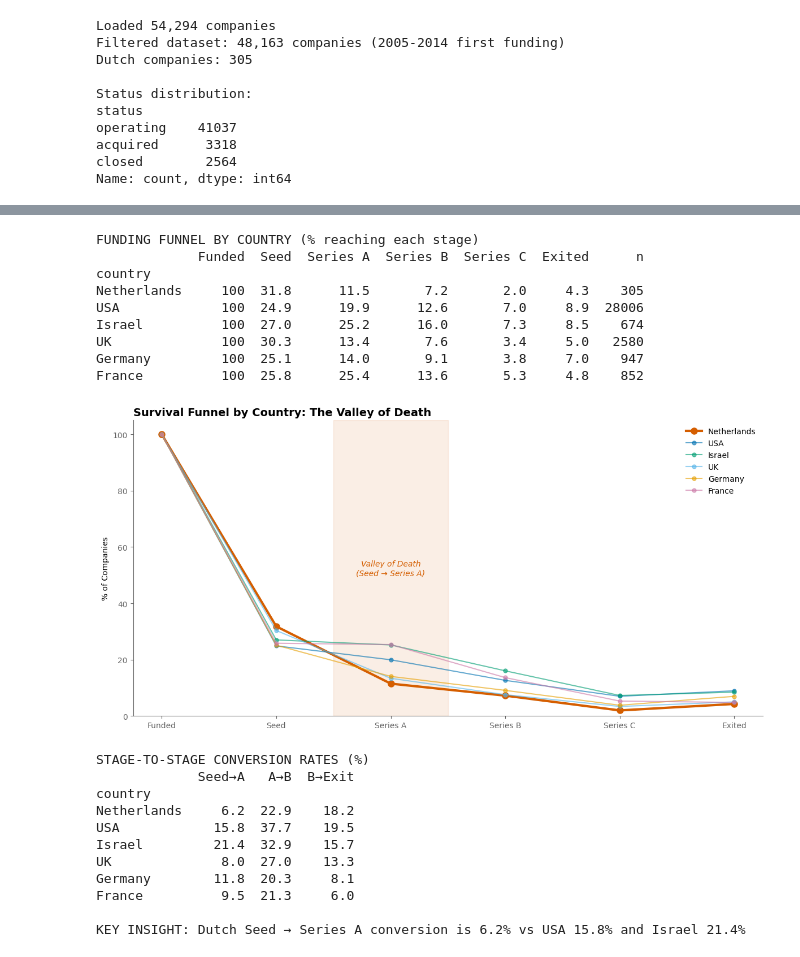
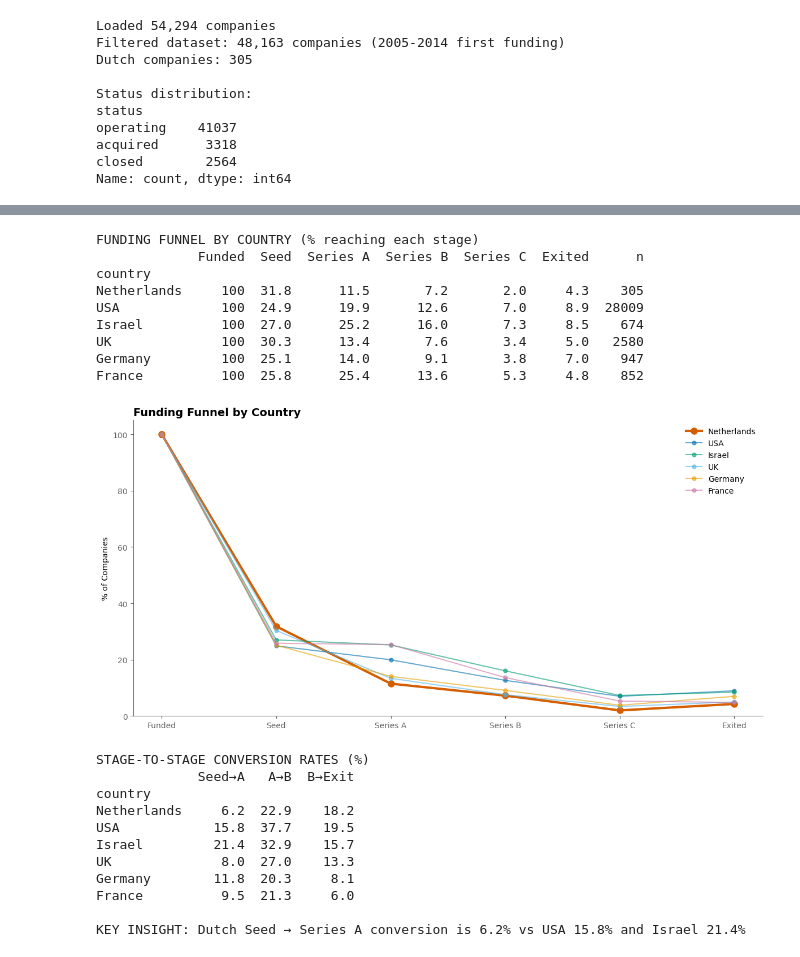
Before and after one commit to coendewith/techleap-case-assignment, a Jupyter notebook: task-1-analysis/analysis.ipynb, the cells around one changed output, grey strips where cells are left out. Cells and saved outputs as stored; diff of their text form; code cells hidden in the pictures.

```diff
--- a/task-1-analysis/analysis.ipynb
+++ b/task-1-analysis/analysis.ipynb
@@ -45,7 +45,8 @@ def tufte_style(ax):
 os.makedirs('figures', exist_ok=True)
 
 # Load data
-df_raw = pd.read_csv('../investments_VC.csv', encoding='latin-1')
+df_raw = df_raw = pd.read_csv('../investments_VC.csv', encoding='latin-1')
+
 
 # Clean column names
 df = df_raw.copy()
@@ -276,6 +289,12 @@ founded_year
 # %%
 # === PART 4: FUNNEL ANALYSIS ===
-# Source: legacy/task-1-analysis/deep_dive_4_survival.ipynb
+
+# Ensure columns exist (in case Part 1 wasn't run)
+df_filtered['had_seed'] = df_filtered['seed'] > 0
+df_filtered['had_series_a'] = df_filtered['round_A'] > 0
+df_filtered['had_series_b'] = df_filtered['round_B'] > 0
+df_filtered['had_series_c'] = df_filtered['round_C'] > 0
+df_filtered['exited'] = df_filtered['status'].isin(['acquired', 'ipo'])
 
 # Calculate funnel by country
 def calculate_funnel(country_code):
@@ -321,14 +340,9 @@ for country in funnel_df.index:
 ax.set_xticks(x)
 ax.set_xticklabels(stages)
 ax.set_ylabel('% of Companies')
-ax.set_title('Survival Funnel by Country: The Valley of Death', fontsize=14, fontweight='bold', loc='left')
+ax.set_title('Funding Funnel by Country', fontsize=14, fontweight='bold', loc='left')
 ax.legend(loc='upper right', frameon=False)
 ax.set_ylim(0, 105)
-
-# Highlight the "Valley of Death"
-ax.axvspan(1.5, 2.5, alpha=0.1, color=COUNTRY_COLORS['failure'])
-ax.text(2, 50, 'Valley of Death\n(Seed → Series A)', ha='center', fontsize=10,
-        color=COUNTRY_COLORS['failure'], style='italic')
 
 plt.tight_layout()
 plt.savefig('figures/survival_funnel.png', dpi=150, bbox_inches='tight')
@@ -341,35 +355,35 @@ def conversion_rates(country_code):
     with_seed = subset[subset['had_seed']]
     with_a = subset[subset['had_series_a']]
     with_b = subset[subset['had_series_b']]
 
     seed_to_a = with_seed['had_series_a'].sum() / len(with_seed) * 100 if len(with_seed) > 0 else 0
     a_to_b = with_a['had_series_b'].sum() / len(with_a) * 100 if len(with_a) > 0 else 0
     b_to_exit = with_b['exited'].sum() / len(with_b) * 100 if len(with_b) > 0 else 0
 
     return {
         'country': COUNTRIES.get(country_code, country_code),
         'Seed→A': seed_to_a,
         'A→B': a_to_b,
         'B→Exit': b_to_exit
     }
 
 conv_data = [conversion_rates(c) for c in COUNTRIES.keys()]
 conv_df = pd.DataFrame(conv_data).set_index('country')
 
 print("\nSTAGE-TO-STAGE CONVERSION RATES (%)")
 print(conv_df.round(1))
 print("\nKEY INSIGHT: Dutch Seed → Series A conversion is 6.2% vs USA 15.8% and Israel 21.4%")
 # %% [output]
 FUNDING FUNNEL BY COUNTRY (% reaching each stage)
              Funded  Seed  Series A  Series B  Series C  Exited      n
 country
 Netherlands     100  31.8      11.5       7.2       2.0     4.3    305
-USA             100  24.9      19.9      12.6       7.0     8.9  28006
+USA             100  24.9      19.9      12.6       7.0     8.9  28009
 Israel          100  27.0      25.2      16.0       7.3     8.5    674
 UK              100  30.3      13.4       7.6       3.4     5.0   2580
 Germany         100  25.1      14.0       9.1       3.8     7.0    947
 France          100  25.8      25.4      13.6       5.3     4.8    852
-[figure, old version]
+[figure, new version]
 STAGE-TO-STAGE CONVERSION RATES (%)
              Seed→A   A→B  B→Exit
 country
```
Also changed, not shown: parts of 7 cells of this notebook.
